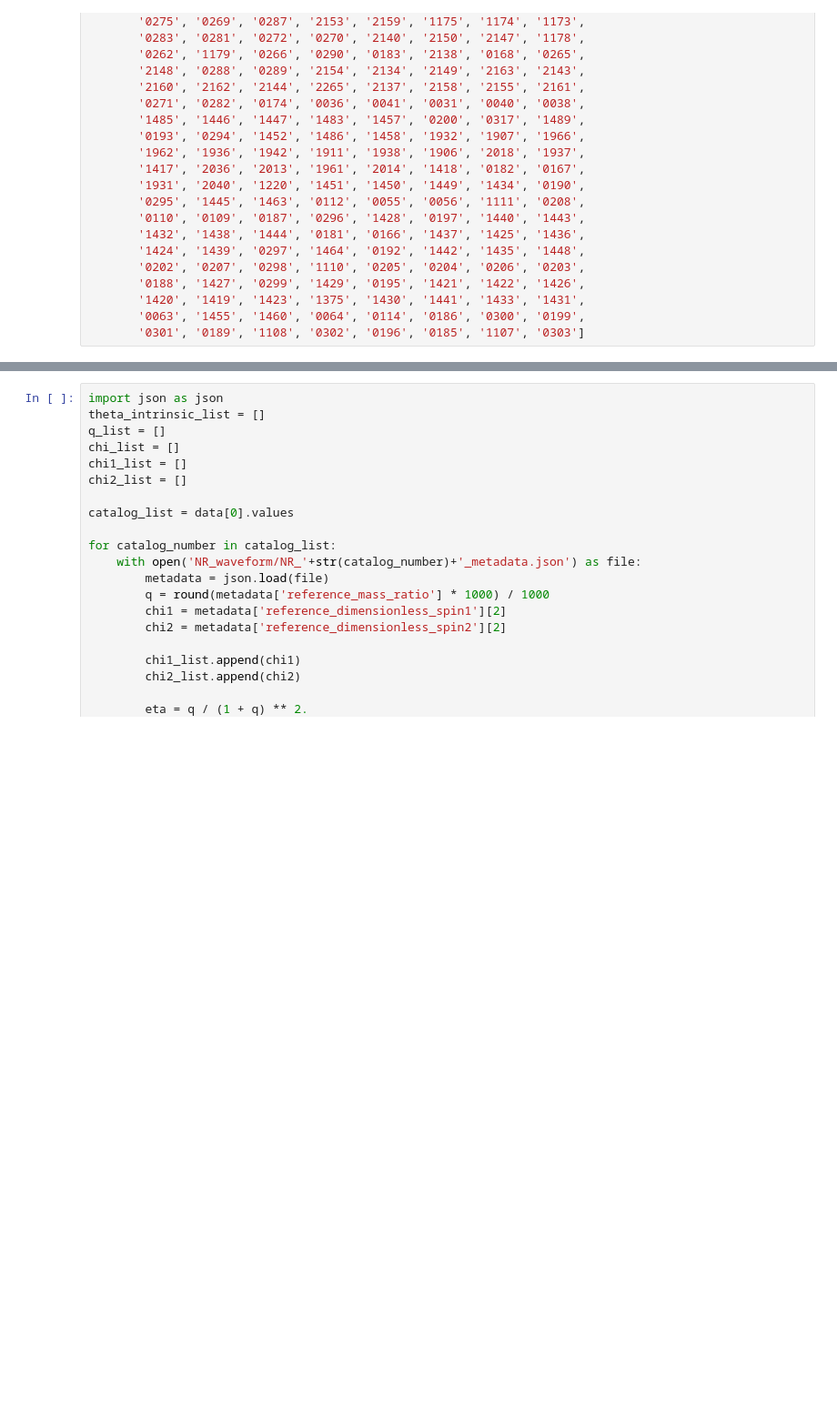
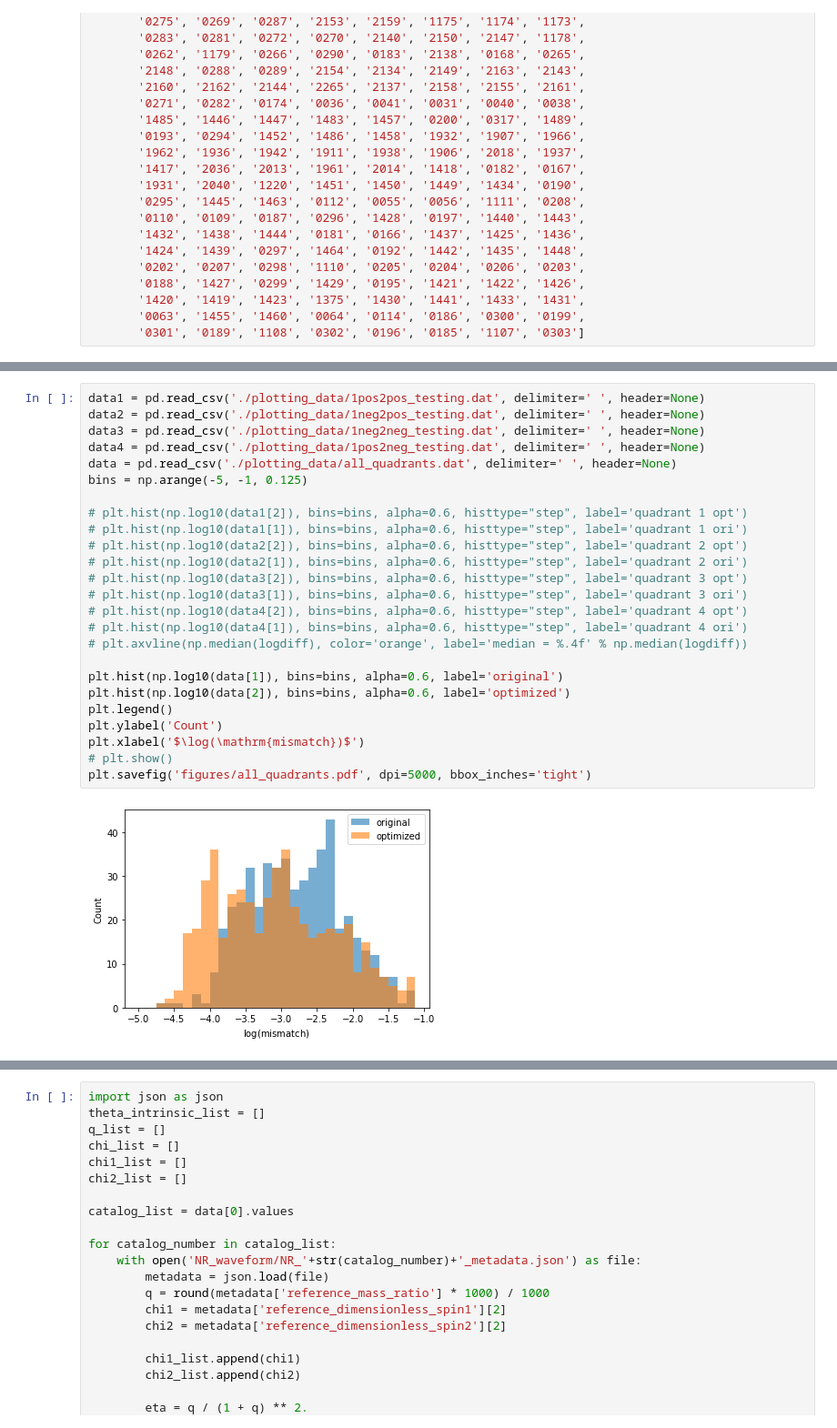
Before and after one commit to kelvin33550336/IMRPhenomD, a Jupyter notebook: plot.ipynb, the cells around one changed output, grey strips where cells are left out. Shown at 91% size. Drawn from its saved outputs; the diff is of its cells as text; blank space fills up the shorter version.

```diff
--- a/plot.ipynb
+++ b/plot.ipynb
@@ -145,0 +221,27 @@ plt.savefig('mismatch/1pos2neg.pdf', dpi=5000, bbox_inches='tight')
+# %%
+data1 = pd.read_csv('./plotting_data/1pos2pos_testing.dat', delimiter=' ', header=None)
+data2 = pd.read_csv('./plotting_data/1neg2pos_testing.dat', delimiter=' ', header=None)
+data3 = pd.read_csv('./plotting_data/1neg2neg_testing.dat', delimiter=' ', header=None)
+data4 = pd.read_csv('./plotting_data/1pos2neg_testing.dat', delimiter=' ', header=None)
+data = pd.read_csv('./plotting_data/all_quadrants.dat', delimiter=' ', header=None)
+bins = np.arange(-5, -1, 0.125)
+
+# plt.hist(np.log10(data1[2]), bins=bins, alpha=0.6, histtype="step", label='quadrant 1 opt')
+# plt.hist(np.log10(data1[1]), bins=bins, alpha=0.6, histtype="step", label='quadrant 1 ori')
+# plt.hist(np.log10(data2[2]), bins=bins, alpha=0.6, histtype="step", label='quadrant 2 opt')
+# plt.hist(np.log10(data2[1]), bins=bins, alpha=0.6, histtype="step", label='quadrant 2 ori')
+# plt.hist(np.log10(data3[2]), bins=bins, alpha=0.6, histtype="step", label='quadrant 3 opt')
+# plt.hist(np.log10(data3[1]), bins=bins, alpha=0.6, histtype="step", label='quadrant 3 ori')
+# plt.hist(np.log10(data4[2]), bins=bins, alpha=0.6, histtype="step", label='quadrant 4 opt')
+# plt.hist(np.log10(data4[1]), bins=bins, alpha=0.6, histtype="step", label='quadrant 4 ori')
+# plt.axvline(np.median(logdiff), color='orange', label='median = %.4f' % np.median(logdiff))
+
+plt.hist(np.log10(data[1]), bins=bins, alpha=0.6, label='original')
+plt.hist(np.log10(data[2]), bins=bins, alpha=0.6, label='optimized')
+plt.legend()
+plt.ylabel('Count')
+plt.xlabel('$\log(\mathrm{mismatch})$')
+# plt.show()
+plt.savefig('figures/all_quadrants.pdf', dpi=5000, bbox_inches='tight')
+# %% [output]
+[figure, added]
```
Also changed, not shown: parts of 7 cells of this notebook, 8 other files.
